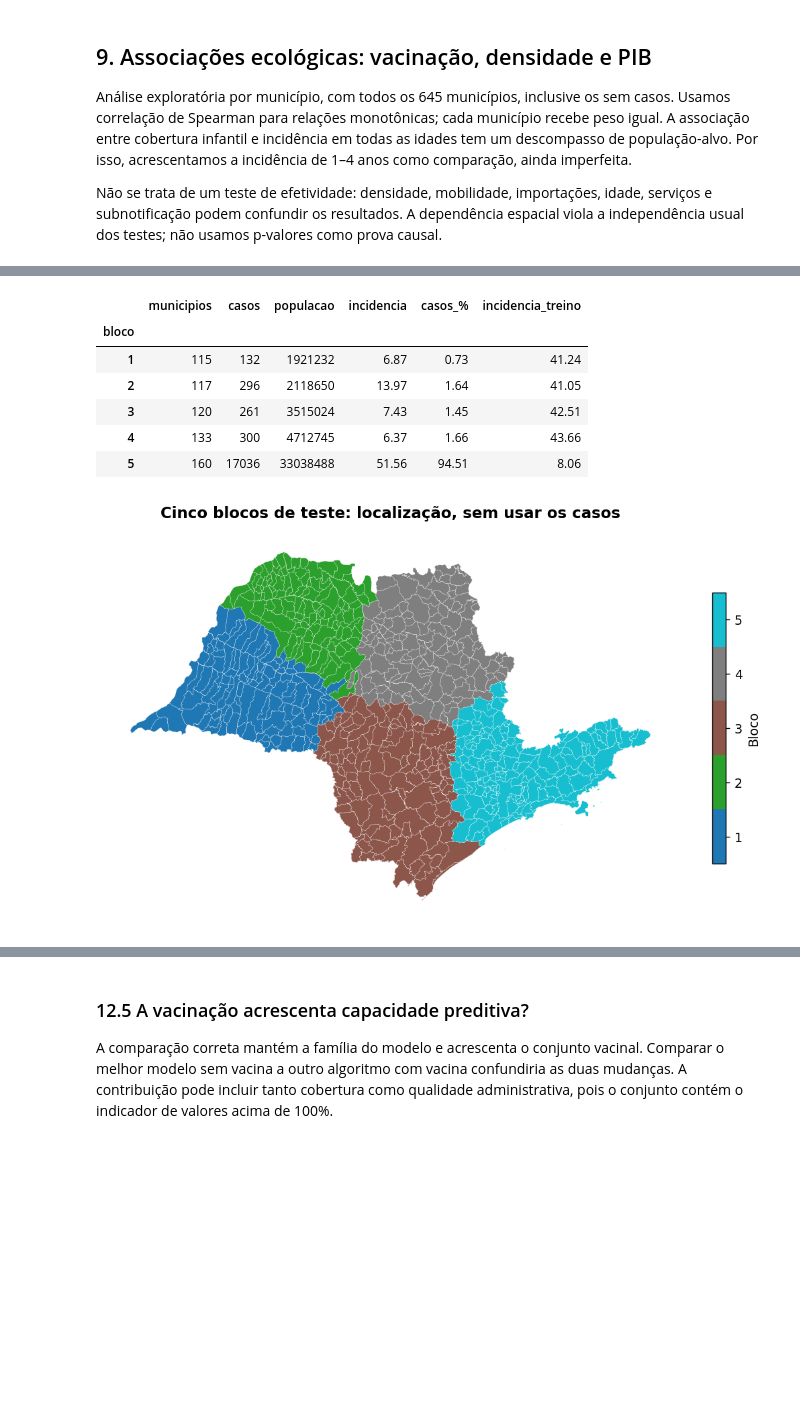
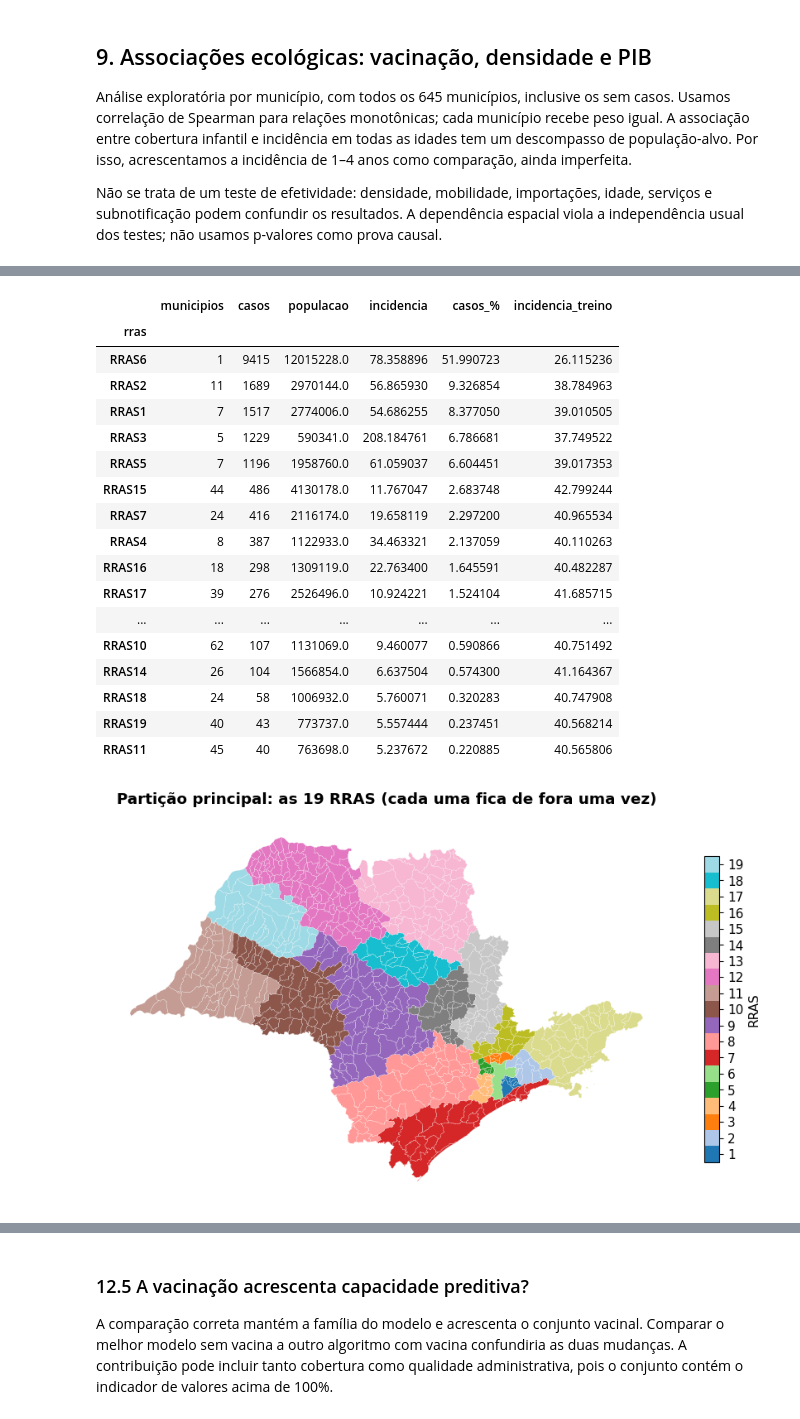
Before and after one commit to erwan-dlt/sao-paulo-sarampo, a Jupyter notebook: sarampo_sp_2019.ipynb, the cells around one changed output, grey strips where cells are left out. Saved outputs shown, nothing was run; the diff lists cells and outputs as text; code cells hidden in the pictures; blank space fills up the shorter version.

```diff
--- a/sarampo_sp_2019.ipynb
+++ b/sarampo_sp_2019.ipynb
@@ -141,11 +172,11 @@ qualidade['desconhecidos_%']=100*qualidade.desconhecidos/N
 display(qualidade)
 qualidade['desconhecidos_%'].sort_values().plot.barh(color=AZUL)
 plt.xlabel('Informação desconhecida ou não interpretável (%)');plt.title('Completude dos campos na coorte de 2019');plt.show()
-coorte['atraso']=(coorte.DT_NOTIFIC_data-coorte.DT_INICIO__data).dt.days
+coorte['atraso']=(coorte.DT_NOTIFIC_data-coorte.DT_CASO_data).dt.days
 coorte['investigacao_dias']=(coorte.DT_INVEST_data-coorte.DT_NOTIFIC_data).dt.days
 coorte['encerramento_dias']=(coorte.DT_ENCERRA_data-coorte.DT_NOTIFIC_data).dt.days
 controle=pd.Series({'Linhas iguais nos campos disponibilizados (sem arquivo)':int(coorte[[c for c in notificacoes.columns if c!='arquivo']].duplicated().sum()),
- 'Notificação anterior ao exantema':int((coorte.atraso<0).sum()),
+ 'Notificação anterior à data do caso':int((coorte.atraso<0).sum()),
  'Investigação anterior à notificação':int((coorte.investigacao_dias<0).sum()),
  'Encerramento anterior à notificação':int((coorte.encerramento_dias<0).sum()),
  'Internação=sim sem data válida':int((coorte.ID_HOSPIT.eq('1') & coorte.DT_INTERNA_data.isna()).sum()),
@@ -746,7 +776,7 @@ if meta_path.exists():
 if RECALCULAR_ML or not cache_valido:
     modelagem.rodar_tudo(ML)
 meta_ml=json.loads(meta_path.read_text(encoding='utf-8'))
-base_ml=pd.read_csv(ML/'base_municipal_ml.csv',dtype={'codigo':str}).set_index('codigo')
+base_ml=pd.read_csv(ML/'base_municipal_ml.csv',dtype={'co_ibge':str}).set_index('co_ibge')
 metricas_ml=pd.read_csv(ML/'metricas.csv')
 folds_ml=pd.read_csv(ML/'folds.csv')
 pred_ml=pd.read_csv(ML/'predicoes.csv',dtype={'codigo':str})
@@ -754,7 +784,7 @@ ajustes_ml=pd.read_csv(ML/'ajustes.csv')
 perm_ml=pd.read_csv(ML/'permutacao.csv')
 dispersao_ml=pd.read_csv(ML/'dispersao.csv')
 sem_capital_ml=pd.read_csv(ML/'metricas_sem_capital.csv')
-print('645 municípios; sete modelos; três divisões de teste e uma sensibilidade vacinal.')
+print('645 municípios; sete modelos; partição principal por RRAS, três partições de sensibilidade e uma sensibilidade vacinal.')
 print('Versões usadas no treinamento:',meta_ml['versoes'])
 print('Hashes dos dados, script e resultados verificados. Recalcular:',RECALCULAR_ML)
 display(base_ml[modelagem.SOC+modelagem.VAC].describe().T)
@@ -787,24 +817,36 @@ Não há faixa de exclusão entre blocos: municípios vizinhos podem estar em la
 # %%
-blocos=base_ml.groupby('bloco').agg(municipios=('casos','size'),casos=('casos','sum'),populacao=('populacao','sum'))
-blocos['incidencia']=blocos.casos/blocos.populacao*1e5
-blocos['casos_%']=blocos.casos/base_ml.casos.sum()*100
-blocos['incidencia_treino']=(base_ml.casos.sum()-blocos.casos)/(base_ml.populacao.sum()-blocos.populacao)*1e5
-display(blocos)
+part=base_ml.groupby('rras').agg(municipios=('casos','size'),casos=('casos','sum'),populacao=('populacao','sum'))
+part['incidencia']=part.casos/part.populacao*1e5
+part['casos_%']=part.casos/base_ml.casos.sum()*100
+part['incidencia_treino']=(base_ml.casos.sum()-part.casos)/(base_ml.populacao.sum()-part.populacao)*1e5
+display(part.sort_values('casos',ascending=False))
+num_rras=base_ml.rras.str.replace('RRAS','').astype(int)
 fig,ax=plt.subplots(figsize=(11,6));vertices=[];cores=[]
 for cod,partes in malha.items():
     for parte in partes:
-        vertices.append(np.asarray(parte));cores.append(base_ml.loc[cod,'bloco'])
-pc=PolyCollection(vertices,array=np.asarray(cores),cmap=plt.get_cmap('tab10',5),clim=(.5,5.5),edgecolors='white',linewidths=.15)
+        vertices.append(np.asarray(parte));cores.append(num_rras[cod])
+pc=PolyCollection(vertices,array=np.asarray(cores),cmap=plt.get_cmap('tab20',19),clim=(.5,19.5),edgecolors='white',linewidths=.15)
 ax.add_collection(pc);ax.autoscale_view();ax.set_aspect(1/np.cos(np.deg2rad(23)));ax.set_axis_off()
-ax.set_title('Cinco blocos de teste: localização, sem usar os casos')
-fig.colorbar(pc,ax=ax,ticks=range(1,6),shrink=.7,label='Bloco');plt.show()
+ax.set_title('Partição principal: as 19 RRAS (cada uma fica de fora uma vez)')
+fig.colorbar(pc,ax=ax,ticks=range(1,20),shrink=.8,label='RRAS');plt.show()
 # %% [output]
 |  | municipios | casos | populacao | incidencia | casos_% | incidencia_treino |
-| bloco |  |  |  |  |  |  |
-| 1 | 115 | 132 | 1921232 | 6.87 | 0.73 | 41.24 |
-| 2 | 117 | 296 | 2118650 | 13.97 | 1.64 | 41.05 |
-| 3 | 120 | 261 | 3515024 | 7.43 | 1.45 | 42.51 |
-| 4 | 133 | 300 | 4712745 | 6.37 | 1.66 | 43.66 |
-| 5 | 160 | 17036 | 33038488 | 51.56 | 94.51 | 8.06 |
+| rras |  |  |  |  |  |  |
+| RRAS6 | 1 | 9415 | 12015228.0 | 78.358896 | 51.990723 | 26.115236 |
+| RRAS2 | 11 | 1689 | 2970144.0 | 56.865930 | 9.326854 | 38.784963 |
+| RRAS1 | 7 | 1517 | 2774006.0 | 54.686255 | 8.377050 | 39.010505 |
+| RRAS3 | 5 | 1229 | 590341.0 | 208.184761 | 6.786681 | 37.749522 |
+| RRAS5 | 7 | 1196 | 1958760.0 | 61.059037 | 6.604451 | 39.017353 |
+| RRAS15 | 44 | 486 | 4130178.0 | 11.767047 | 2.683748 | 42.799244 |
+| RRAS7 | 24 | 416 | 2116174.0 | 19.658119 | 2.297200 | 40.965534 |
+| RRAS4 | 8 | 387 | 1122933.0 | 34.463321 | 2.137059 | 40.110263 |
+| RRAS16 | 18 | 298 | 1309119.0 | 22.763400 | 1.645591 | 40.482287 |
+| RRAS17 | 39 | 276 | 2526496.0 | 10.924221 | 1.524104 | 41.685715 |
+| ... | ... | ... | ... | ... | ... | ... |
+| RRAS10 | 62 | 107 | 1131069.0 | 9.460077 | 0.590866 | 40.751492 |
+| RRAS14 | 26 | 104 | 1566854.0 | 6.637504 | 0.574300 | 41.164367 |
+| RRAS18 | 24 | 58 | 1006932.0 | 5.760071 | 0.320283 | 40.747908 |
+| RRAS19 | 40 | 43 | 773737.0 | 5.557444 | 0.237451 | 40.568214 |
+| RRAS11 | 45 | 40 | 763698.0 | 5.237672 | 0.220885 | 40.565806 |
-[figure, old version]
+[figure, new version]
 # %% [markdown]
```
Also changed, not shown: parts of 86 cells of this notebook.
